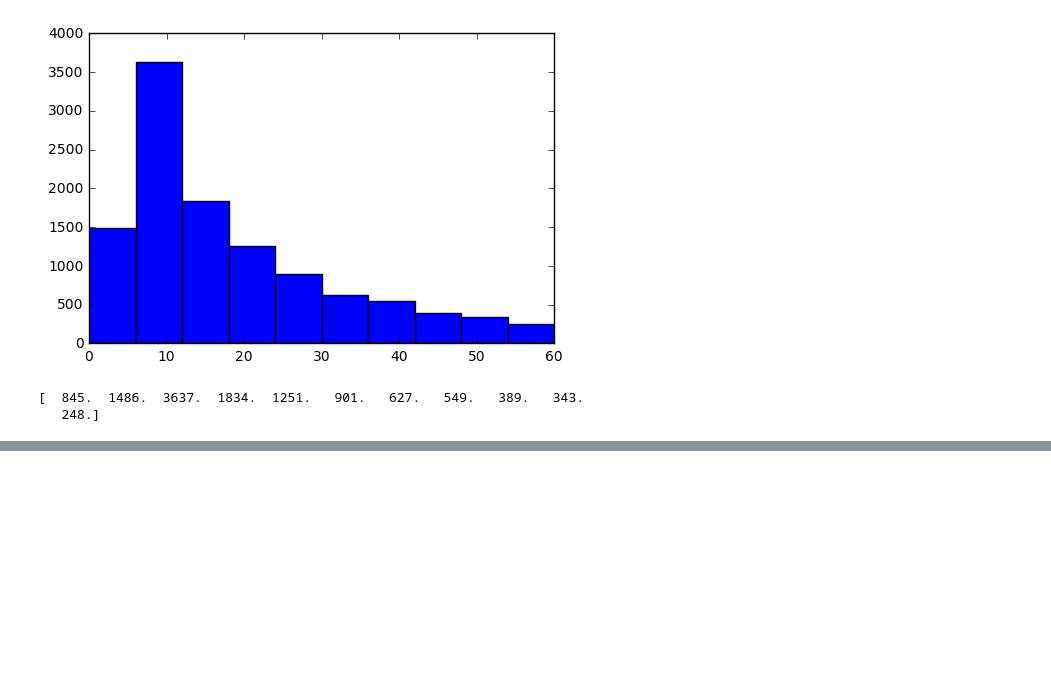
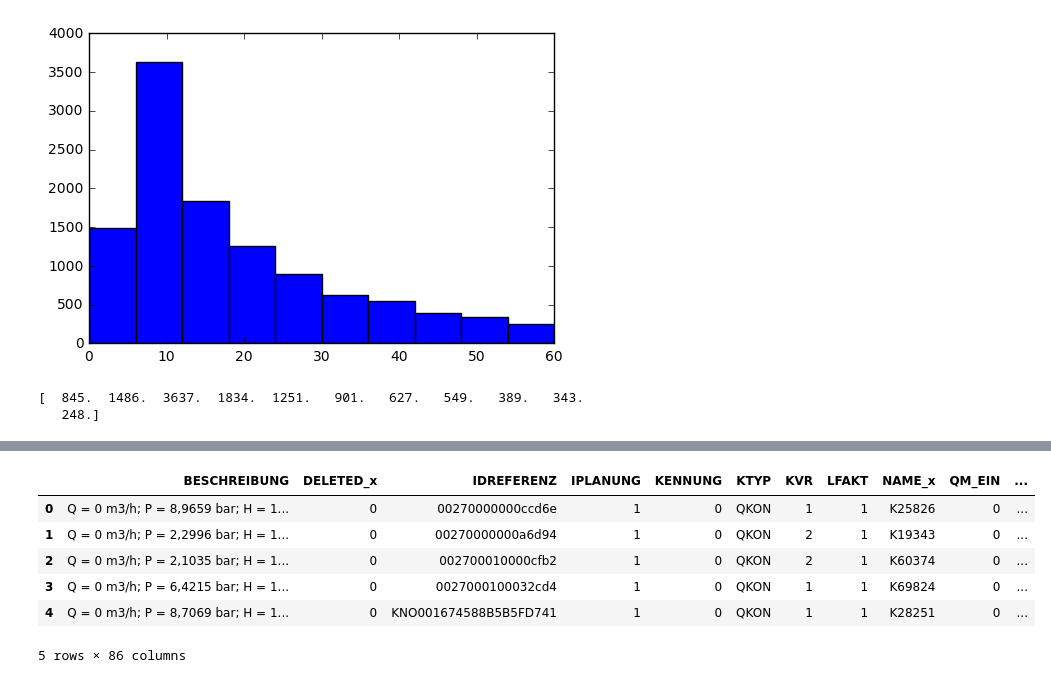
Before and after one commit to aw3s/PT3S, a Jupyter notebook: nb/XmWithPandas.ipynb, the cells around one changed output, grey strips where cells are left out. Saved outputs shown, nothing was run; the diff lists cells and outputs as text; code cells hidden in the pictures; blank space fills up the shorter version.

```diff
--- a/nb/XmWithPandas.ipynb
+++ b/nb/XmWithPandas.ipynb
@@ -189,0 +240,7 @@ print(counts)
+# %%
+vKNOT=pd.merge(xm.dataFrames['KNOT'],xm.dataFrames['KNOT_BZ'],left_on='pk',right_on='fk')
+vKNOT=pd.merge(vKNOT,xm.dataFrames['CONT'],left_on='fkCONT',right_on='pk')
+#vKNOT=pd.merge(vKNOT,xm.dataFrames['PZON'],left_on='fkPZON',right_on='pk',how='left')
+#vKNOT=pd.merge(vKNOT,xm.dataFrames['FSTF'],left_on='fkFSTF',right_on='pk',how='left')
+#vKNOT=pd.merge(vKNOT,xm.dataFrames['STOF'],left_on='fkSTOF',right_on='pk',how='left')
+#vKNOT=pd.merge(vKNOT,xm.dataFrames['UTMP'],left_on='fkUTMP',right_on='pk',how='left')
@@ -189,0 +259,11 @@ print(counts)
+# %%
+vKNOT=vKNOT[[
+        'NAME_x'
+       ,'BESCHREIBUNG','IDREFERENZ'
+       ,'NAME_y'
+       ,'KTYP'
+       ,'LFAKT','QM_EIN'
+       ,'KVR'
+       ,'TE','TM'
+       ,'XKOR','YKOR','ZKOR'
+    ]]
@@ -189,0 +294,10 @@ print(counts)
+# %%
+vKNOT.head(5)
+# %% [output]
+|  | BESCHREIBUNG | DELETED_x | IDREFERENZ | IPLANUNG | KENNUNG | KTYP | KVR | LFAKT | NAME_x | QM_EIN | ... |
+| 0 | Q = 0 m3/h; P = 8,9659 bar; H = 1... | 0 | 00270000000ccd6e | 1 | 0 | QKON | 1 | 1 | K25826 | 0 | ... |
+| 1 | Q = 0 m3/h; P = 2,2996 bar; H = 1... | 0 | 00270000000a6d94 | 1 | 0 | QKON | 2 | 1 | K19343 | 0 | ... |
+| 2 | Q = 0 m3/h; P = 2,1035 bar; H = 1... | 0 | 002700010000cfb2 | 1 | 0 | QKON | 2 | 1 | K60374 | 0 | ... |
+| 3 | Q = 0 m3/h; P = 6,4215 bar; H = 1... | 0 | 0027000100032cd4 | 1 | 0 | QKON | 1 | 1 | K69824 | 0 | ... |
+| 4 | Q = 0 m3/h; P = 8,7069 bar; H = 1... | 0 | KNO001674588B5B5FD741 | 1 | 0 | QKON | 1 | 1 | K28251 | 0 | ... |
+5 rows × 86 columns
```
Also changed, not shown: parts of 10 cells of this notebook, 1 other file.
